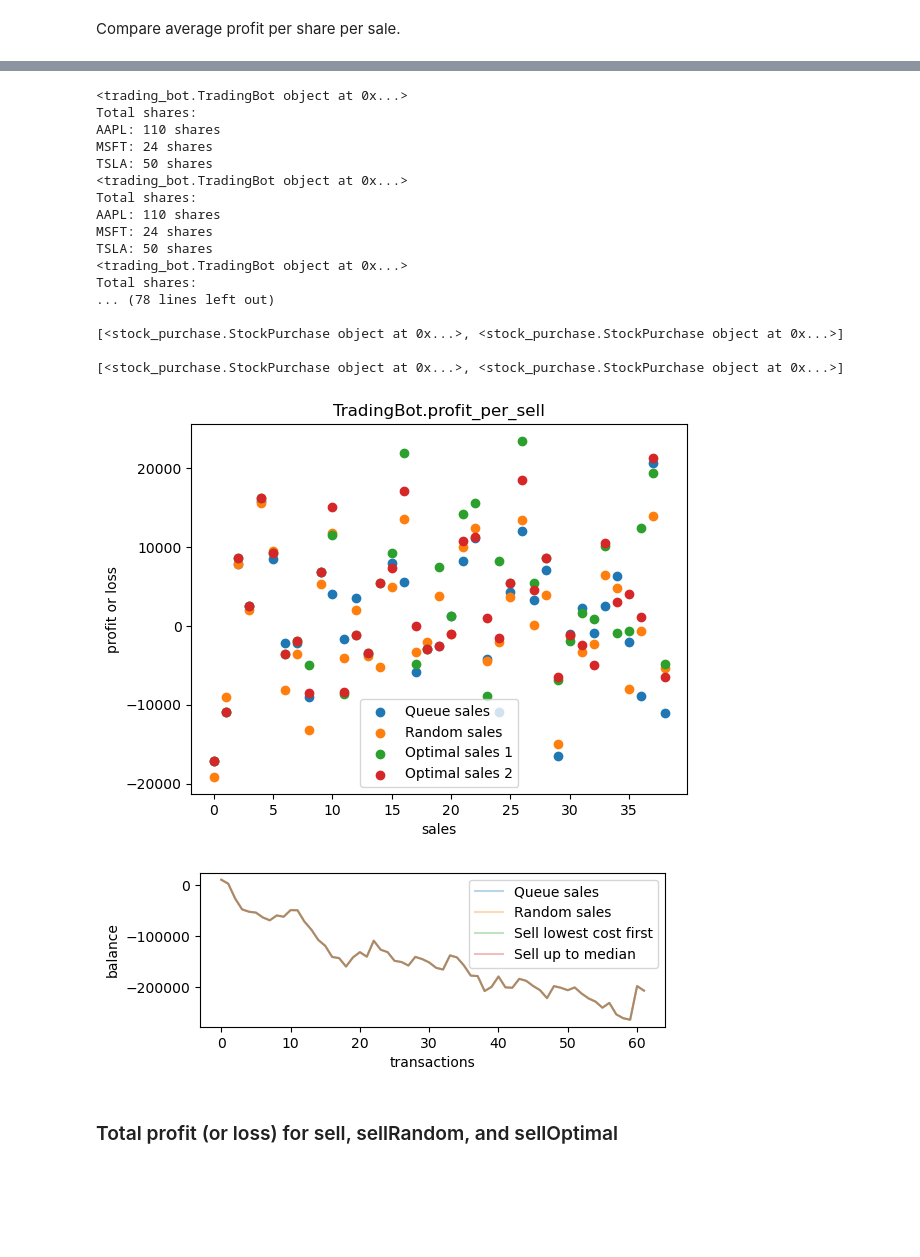
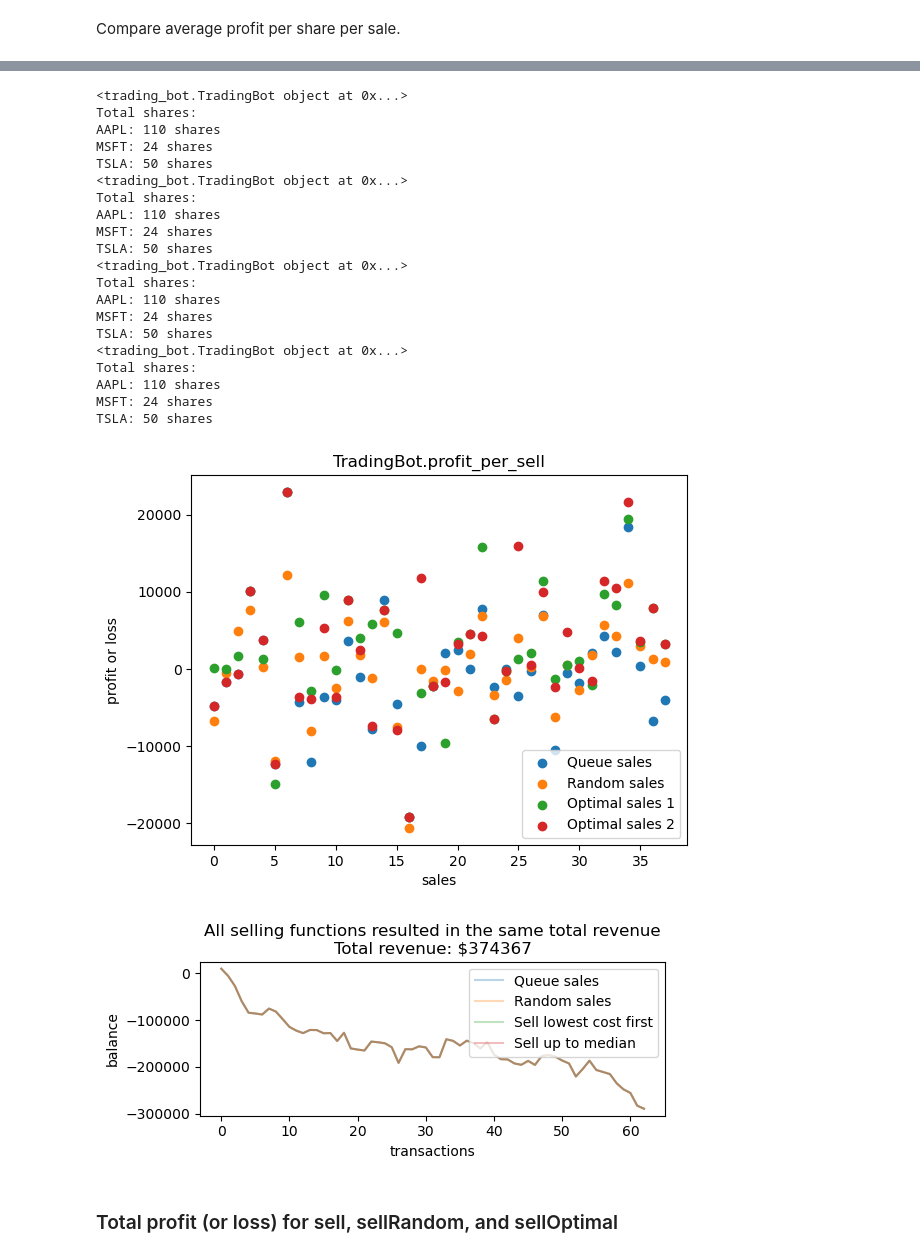
Before and after one commit to AlanBeem/AD325_Project1, a Jupyter notebook: main.ipynb, the cells around one changed output, grey strips where cells are left out. Cells and saved outputs as stored; diff of their text form; code cells hidden in the pictures; blank space fills up the shorter version.

```diff
--- a/main.ipynb
+++ b/main.ipynb
@@ -78,13 +79,13 @@ print(tb_optimal_2)
 tb_optimal_2.stock_ledger.display_total_shares()
 print()
 # print most recent sale:
-print(tb_optimal_1.stock_sales_list[0])
-print()
-print(tb_optimal_2.stock_sales_list[0])
-print()
-print(tb_optimal_1.stock_sales_list[-1].shares)
-print()
-print(tb_optimal_2.stock_sales_list[-1].shares)
+# print(tb_optimal_1.stock_sales_list[0])
+# print()
+# print(tb_optimal_2.stock_sales_list[0])
+# print()
+# print(tb_optimal_1.stock_sales_list[-1].shares)
+# print()
+# print(tb_optimal_2.stock_sales_list[-1].shares)
 # %% [output]
 <trading_bot.TradingBot object at 0x...>
 Total shares:
@@ -98,11 +99,14 @@ MSFT: 24 shares
 TSLA: 50 shares
 <trading_bot.TradingBot object at 0x...>
 Total shares:
-... (78 lines left out)
-
-[<stock_purchase.StockPurchase object at 0x...>, <stock_purchase.StockPurchase object at 0x...>]
-
-[<stock_purchase.StockPurchase object at 0x...>, <stock_purchase.StockPurchase object at 0x...>]
+AAPL: 110 shares
+MSFT: 24 shares
+TSLA: 50 shares
+<trading_bot.TradingBot object at 0x...>
+Total shares:
+AAPL: 110 shares
+MSFT: 24 shares
+TSLA: 50 shares
 # %%
 import numpy as np
 testing_buy_sell_string = generate_buy_sell_lines_string(['AAPL', 'MSFT', 'TSLA', 'NVDA'], 100, 20, 200)[0]
@@ -110,43 +114,54 @@ testing_bot_sell = TradingBot(10000)
 testing_bot_random = TradingBot(10000)
 testing_bot_optimal_1 = TradingBot(10000)
 testing_bot_optimal_2 = TradingBot(10000)
+bots = [testing_bot_sell, testing_bot_random, testing_bot_optimal_1, testing_bot_optimal_2]
 # interpret string as buy and sell, for each selling behavior
 string_to_trading_bot(testing_buy_sell_string, testing_bot_sell)
-string_to_random_trading_bot(testing_buy_sell_string, testing_bot_random)
-string_to_optimal_trading_bot(testing_buy_sell_string, testing_bot_optimal_1, 1)
-string_to_optimal_trading_bot(testing_buy_sell_string, testing_bot_optimal_2, 2)
+string_to_trading_bot(testing_buy_sell_string, testing_bot_random, 2)
+string_to_trading_bot(testing_buy_sell_string, testing_bot_optimal_1, 3)
+string_to_trading_bot(testing_buy_sell_string, testing_bot_optimal_2, 4)
 # plot profit per sale
 plot_x = range(len(testing_bot_sell.profit_per_sell))
 plt.figure()
 # plt.title('sorted(TradingBot.profit_per_sell) (not comparing same sales per bot)')
 plt.title('TradingBot.profit_per_sell')
 plt.scatter(plot_x, testing_bot_sell.profit_per_sell, label='Queue sales')
 plt.scatter(plot_x, testing_bot_random.profit_per_sell, label='Random sales')
 plt.scatter(plot_x, testing_bot_optimal_1.profit_per_sell, label='Optimal sales 1')
 plt.scatter(plot_x, testing_bot_optimal_2.profit_per_sell, label='Optimal sales 2')
-# plt.scatter(plot_x, sorted(testing_bot_sell.profit_per_sell), label='Queue sales')
-# plt.scatter(plot_x, sorted(testing_bot_random.profit_per_sell), label='Random sales')
-# plt.scatter(plot_x, sorted(testing_bot_optimal.profit_per_sell), label='Optimal sales')  # idea: sort y (not comparing same sales)
 plt.legend()
 plt.ylabel('profit or loss')
 plt.xlabel('sales')
 plt.show()
 # for each_sale in testing_bot_random.stock_sales_list:
 #     print(each_sale)
 # Pursuing an optimal strategy (sell lowest cost shares first) may result in higher cost after the sale of shares, so it might not really be optimal
+total_revenues = []  # These should be the same
+total_revenues.append(testing_bot_sell.report_revenue())
+total_revenues.append(testing_bot_random.report_revenue())
+total_revenues.append(testing_bot_optimal_1.report_revenue())
+total_revenues.append(testing_bot_optimal_2.report_revenue())
+if total_revenues[0] == total_revenues[1] and total_revenues[1] == total_revenues[2] and total_revenues[2] == total_revenues[3]:
+    revenue_title_string = "All selling functions resulted in the same total revenue\n"
+    revenue_title_string += f"Total revenue: ${total_revenues[0]}"
+else:
+    revenue_title_string = "oops"
+
 fig = plt.figure()
 fig.set_size_inches(6, 2)
 plt.plot(testing_bot_sell.balance_over_transactions, label='Queue sales', alpha=0.3)
 plt.plot(testing_bot_random.balance_over_transactions, label='Random sales', alpha=0.3)
 plt.plot(testing_bot_optimal_1.balance_over_transactions, label='Sell lowest cost first', alpha=0.3)
 plt.plot(testing_bot_optimal_2.balance_over_transactions, label='Sell up to median', alpha=0.3)
 plt.legend()
 plt.ylabel('balance')
 plt.xlabel('transactions')
-plt.show()  # Upon some thought, these should each be the same line (same order of buy and sell at the same prices)
+plt.title(revenue_title_string)
+plt.show()  # These should each be the same line (same order of buys and sells at the same prices)
+#
 # %% [output]
-[figure, old version]
+[figure, new version]
-[figure, old version]
+[figure, new version]
 # %% [markdown]
 ### Total profit (or loss) for sell, sellRandom, and sellOptimal
 # %%
```
Also changed, not shown: parts of 13 cells of this notebook, 2 other files.
